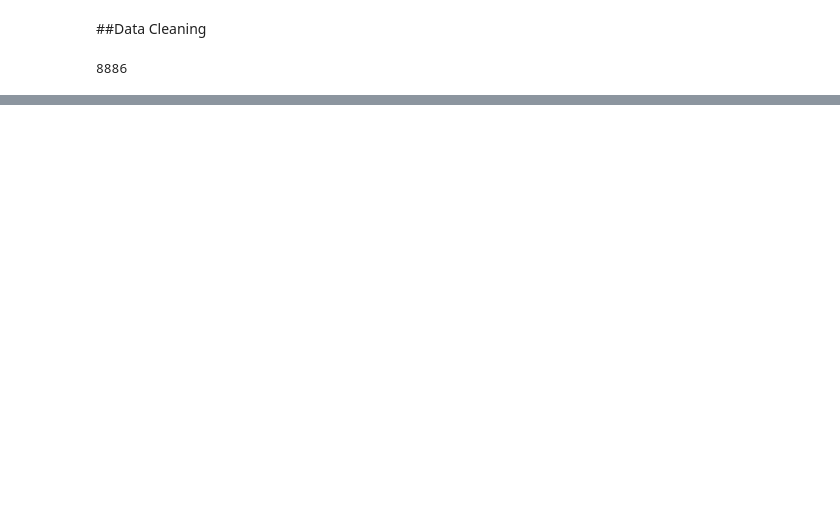
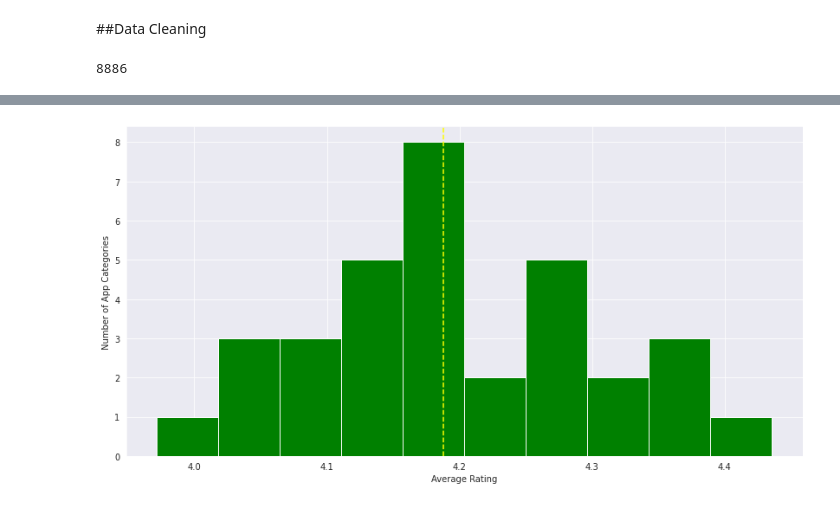
Before and after one commit to kapeeshvarma/Play-Store-App-Analysis, a Jupyter notebook: Play_Store_App_Review_Analysis_Capstone_Project.ipynb, the cells around one changed output, grey strips where cells are left out. Drawn from its saved outputs; the diff is of its cells as text; code cells hidden in the pictures; blank space fills up the shorter version.

```diff
--- a/Play_Store_App_Review_Analysis_Capstone_Project.ipynb
+++ b/Play_Store_App_Review_Analysis_Capstone_Project.ipynb
@@ -114,0 +152,4 @@ apps.sample(10)
+# %%
+# Average App Rating in each Category
+avg_rating = apps.groupby('Category')['Rating'].mean()
+print(avg_rating)
@@ -114,0 +174,10 @@ apps.sample(10)
+# %%
+# Plot a histogram for Average Rating
+fig, ax = plt.subplots(figsize = (14,7))
+ax.hist(avg_rating,color='green')
+ax.axvline(apps['Rating'].mean(),color='yellow',linestyle='--')
+plt.xlabel('Average Rating')
+plt.ylabel('Number of App Categories')
+plt.show()
+# %% [output]
+[figure, added]
```
Also changed, not shown: parts of 5 cells of this notebook.
